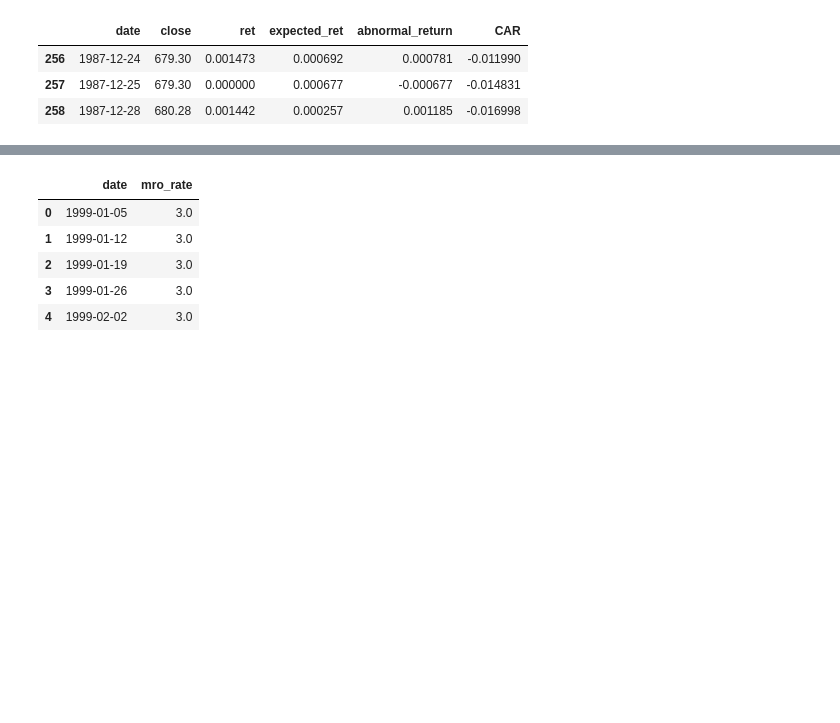
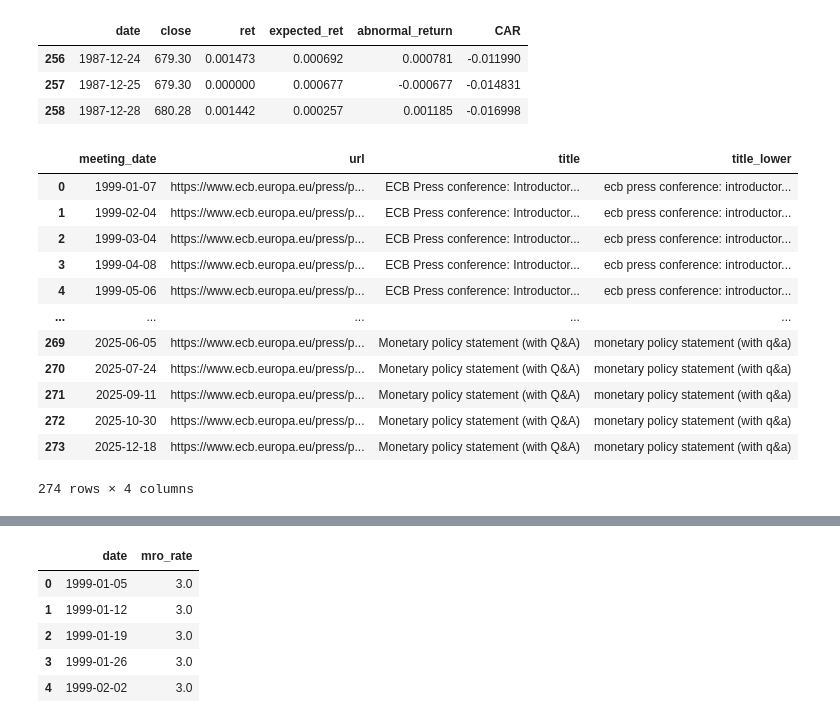
Before and after one commit to Katpst/ECB-similarity-project, a Jupyter notebook: Data_Science.ipynb, the cells around one changed output, grey strips where cells are left out. Cells and saved outputs as stored; diff of their text form; code cells hidden in the pictures; blank space fills up the shorter version.

```diff
--- a/Data_Science.ipynb
+++ b/Data_Science.ipynb
@@ -1234,4 +1267,20 @@ prices[["date","close","ret","expected_ret","abnormal_return","CAR"]].dropna().h
 | 256 | 1987-12-24 | 679.30 | 0.001473 | 0.000692 | 0.000781 | -0.011990 |
 | 257 | 1987-12-25 | 679.30 | 0.000000 | 0.000677 | -0.000677 | -0.014831 |
 | 258 | 1987-12-28 | 680.28 | 0.001442 | 0.000257 | 0.001185 | -0.016998 |
+# %%
+df_clean
+# %% [output]
+|  | meeting_date | url | title | title_lower |
+| 0 | 1999-01-07 | https://www.ecb.europa.eu/press/p... | ECB Press conference: Introductor... | ecb press conference: introductor... |
+| 1 | 1999-02-04 | https://www.ecb.europa.eu/press/p... | ECB Press conference: Introductor... | ecb press conference: introductor... |
+| 2 | 1999-03-04 | https://www.ecb.europa.eu/press/p... | ECB Press conference: Introductor... | ecb press conference: introductor... |
+| 3 | 1999-04-08 | https://www.ecb.europa.eu/press/p... | ECB Press conference: Introductor... | ecb press conference: introductor... |
+| 4 | 1999-05-06 | https://www.ecb.europa.eu/press/p... | ECB Press conference: Introductor... | ecb press conference: introductor... |
+| ... | ... | ... | ... | ... |
+| 269 | 2025-06-05 | https://www.ecb.europa.eu/press/p... | Monetary policy statement (with Q&A) | monetary policy statement (with q&a) |
+| 270 | 2025-07-24 | https://www.ecb.europa.eu/press/p... | Monetary policy statement (with Q&A) | monetary policy statement (with q&a) |
+| 271 | 2025-09-11 | https://www.ecb.europa.eu/press/p... | Monetary policy statement (with Q&A) | monetary policy statement (with q&a) |
+| 272 | 2025-10-30 | https://www.ecb.europa.eu/press/p... | Monetary policy statement (with Q&A) | monetary policy statement (with q&a) |
+| 273 | 2025-12-18 | https://www.ecb.europa.eu/press/p... | Monetary policy statement (with Q&A) | monetary policy statement (with q&a) |
+274 rows × 4 columns
 # %%
```
Also changed, not shown: parts of 61 cells of this notebook.
